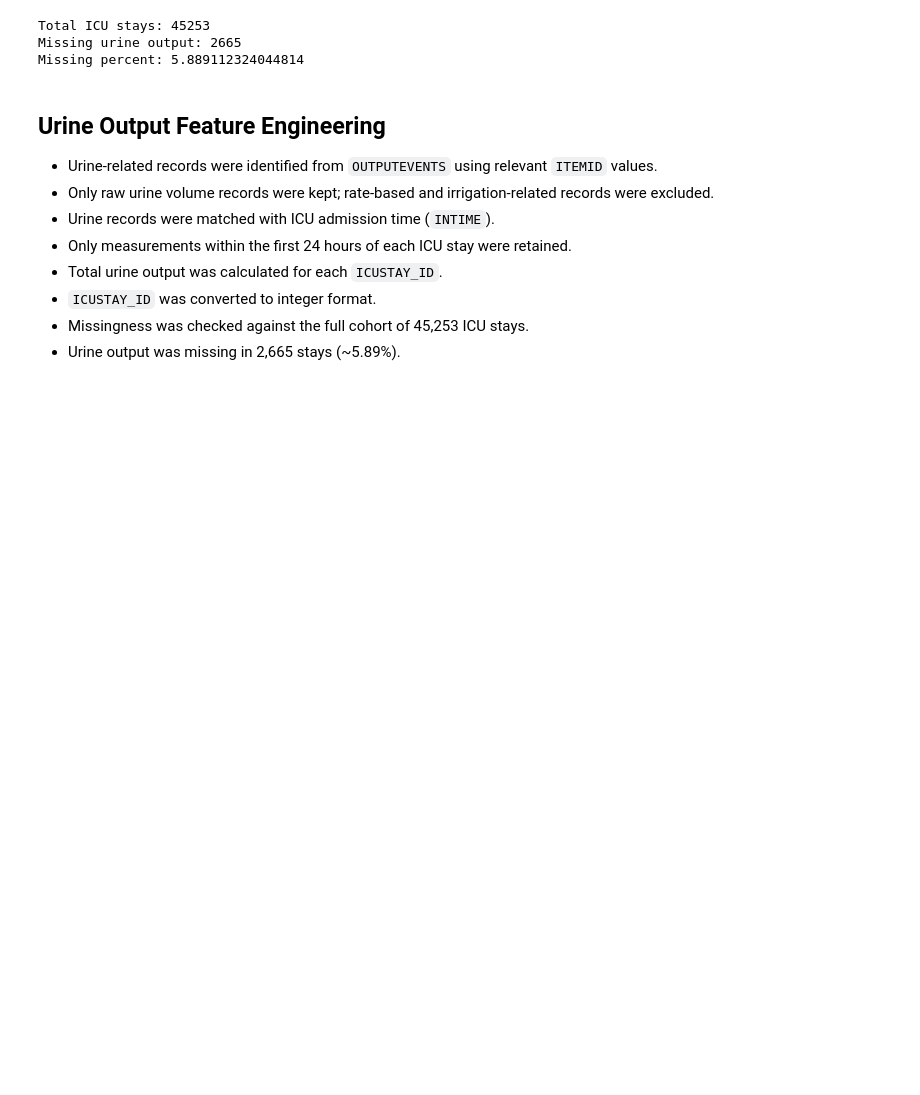
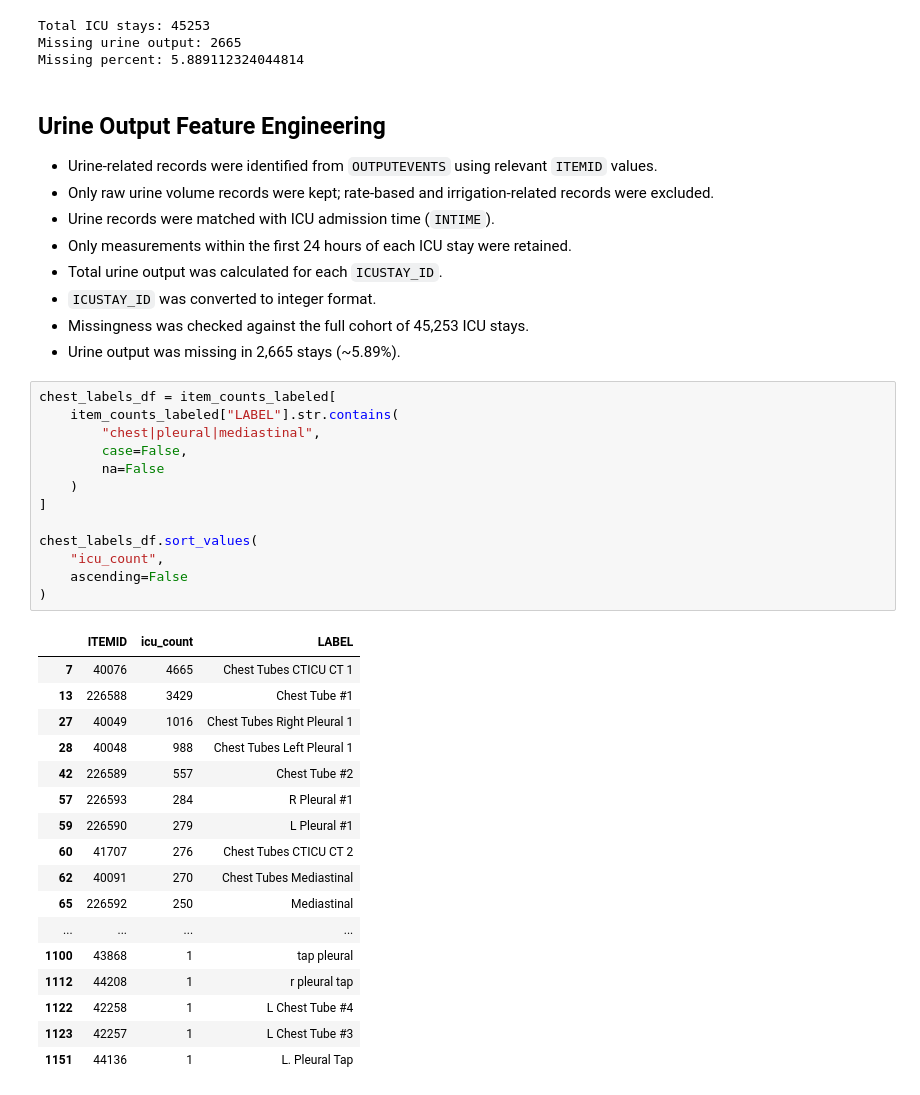
Before and after one commit to sengulozaydin/icu-risk-prediction, a Jupyter notebook: notebooks/03_output_events.ipynb, the cells around one changed output. Drawn from its saved outputs; the diff is of its cells as text; blank space fills up the shorter version.

```diff
--- a/notebooks/03_output_events.ipynb
+++ b/notebooks/03_output_events.ipynb
@@ -234,3 +234,34 @@ Missing percent: 5.889112324044814
 - `ICUSTAY_ID` was converted to integer format.
 - Missingness was checked against the full cohort of 45,253 ICU stays.
 - Urine output was missing in 2,665 stays (~5.89%).
+# %%
+chest_labels_df = item_counts_labeled[
+    item_counts_labeled["LABEL"].str.contains(
+        "chest|pleural|mediastinal",
+        case=False,
+        na=False
+    )
+]
+
+chest_labels_df.sort_values(
+    "icu_count",
+    ascending=False
+)
+# %% [output]
+|  | ITEMID | icu_count | LABEL |
+| 7 | 40076 | 4665 | Chest Tubes CTICU CT 1 |
+| 13 | 226588 | 3429 | Chest Tube #1 |
+| 27 | 40049 | 1016 | Chest Tubes Right Pleural 1 |
+| 28 | 40048 | 988 | Chest Tubes Left Pleural 1 |
+| 42 | 226589 | 557 | Chest Tube #2 |
+| 57 | 226593 | 284 | R Pleural #1 |
+| 59 | 226590 | 279 | L Pleural #1 |
+| 60 | 41707 | 276 | Chest Tubes CTICU CT 2 |
+| 62 | 40091 | 270 | Chest Tubes Mediastinal |
+| 65 | 226592 | 250 | Mediastinal |
+| ... | ... | ... | ... |
+| 1100 | 43868 | 1 | tap pleural |
+| 1112 | 44208 | 1 | r pleural tap |
+| 1122 | 42258 | 1 | L Chest Tube #4 |
+| 1123 | 42257 | 1 | L Chest Tube #3 |
+| 1151 | 44136 | 1 | L. Pleural Tap |
```
Also changed, not shown: parts of 16 cells of this notebook, 1 other file.
